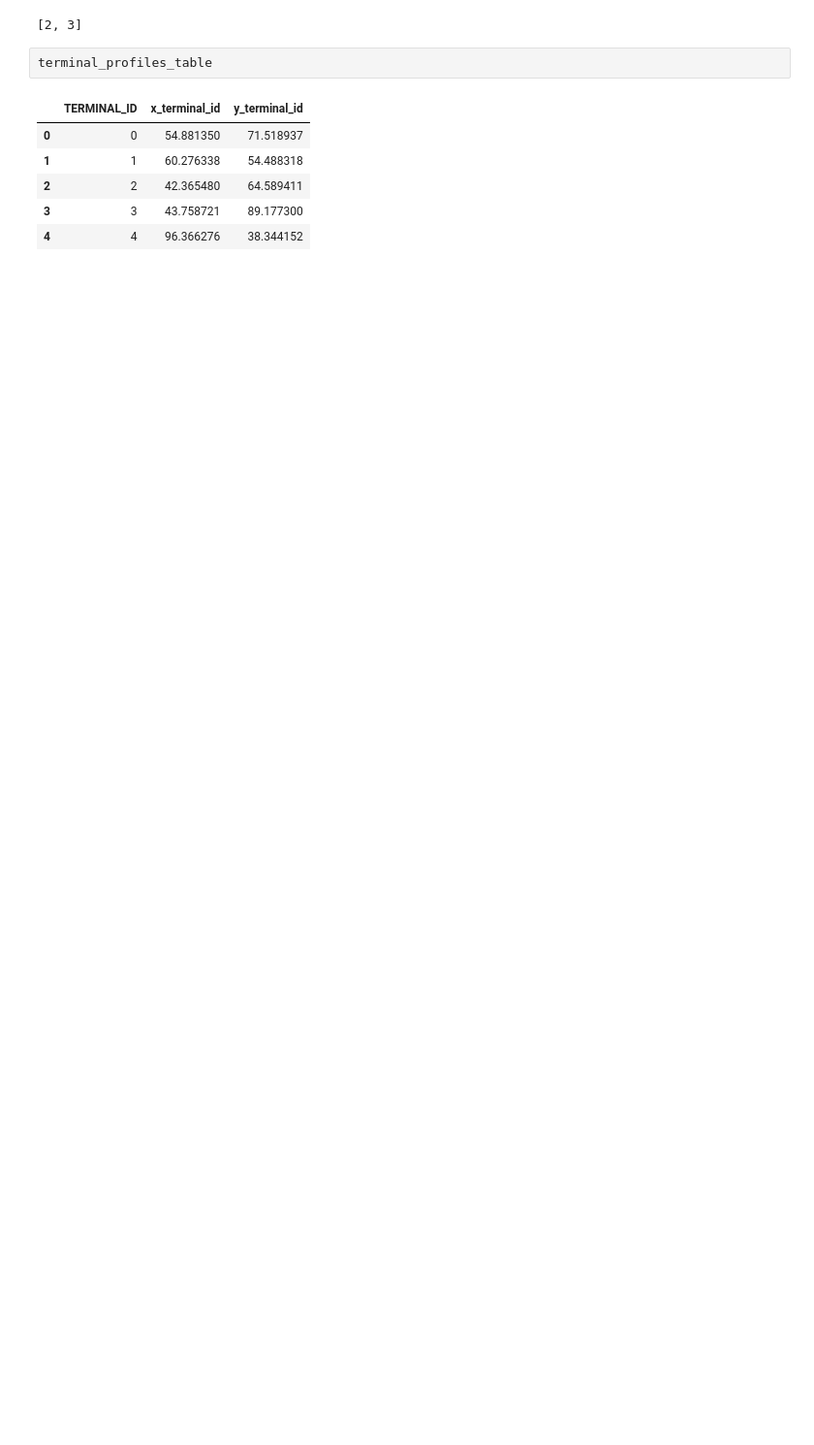
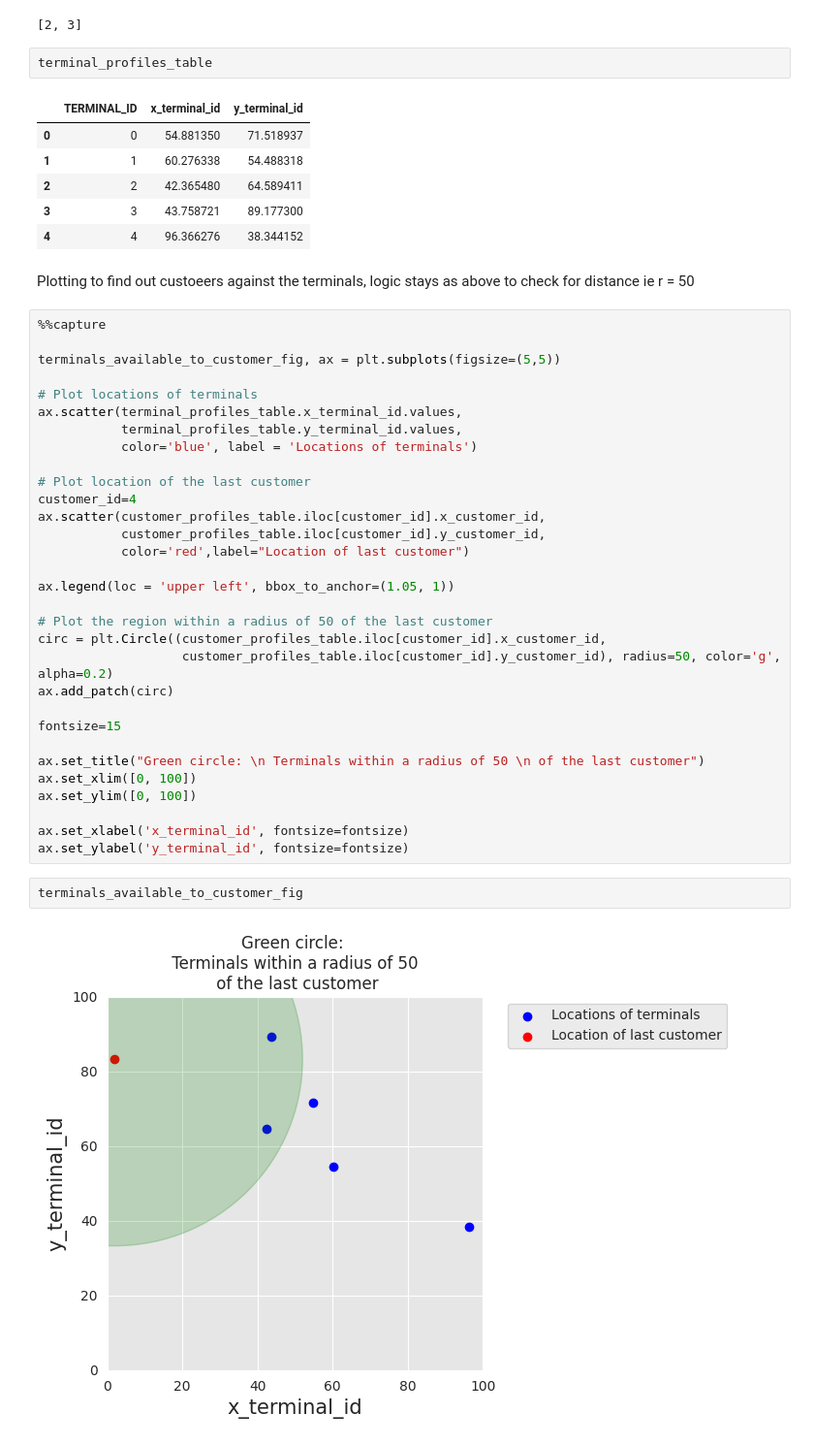
Before and after one commit to chandanravic/ML, a Jupyter notebook: credit_card_fraud_detection_google_collab.ipynb, the cells around one changed output. Shown: that part at 97% size. Saved outputs shown, nothing was run; the diff lists cells and outputs as text; blank space fills up the shorter version.

Commit message:
plotting terminals against the customers

```diff
--- a/credit_card_fraud_detection_google_collab.ipynb
+++ b/credit_card_fraud_detection_google_collab.ipynb
@@ -121,3 +119,40 @@ terminal_profiles_table
 | 2 | 2 | 42.365480 | 64.589411 |
 | 3 | 3 | 43.758721 | 89.177300 |
 | 4 | 4 | 96.366276 | 38.344152 |
+# %% [markdown]
+Plotting to find out custoeers against the terminals, logic stays as above to check for distance  ie r = 50
+# %%
+%%capture
+
+terminals_available_to_customer_fig, ax = plt.subplots(figsize=(5,5))
+
+# Plot locations of terminals
+ax.scatter(terminal_profiles_table.x_terminal_id.values,
+           terminal_profiles_table.y_terminal_id.values,
+           color='blue', label = 'Locations of terminals')
+
+# Plot location of the last customer
+customer_id=4
+ax.scatter(customer_profiles_table.iloc[customer_id].x_customer_id,
+           customer_profiles_table.iloc[customer_id].y_customer_id,
+           color='red',label="Location of last customer")
+
+ax.legend(loc = 'upper left', bbox_to_anchor=(1.05, 1))
+
+# Plot the region within a radius of 50 of the last customer
+circ = plt.Circle((customer_profiles_table.iloc[customer_id].x_customer_id,
+                   customer_profiles_table.iloc[customer_id].y_customer_id), radius=50, color='g', alpha=0.2)
+ax.add_patch(circ)
+
+fontsize=15
+
+ax.set_title("Green circle: \n Terminals within a radius of 50 \n of the last customer")
+ax.set_xlim([0, 100])
+ax.set_ylim([0, 100])
+
+ax.set_xlabel('x_terminal_id', fontsize=fontsize)
+ax.set_ylabel('y_terminal_id', fontsize=fontsize)
+# %%
+terminals_available_to_customer_fig
+# %% [output]
+[figure, added]
```
Also changed, not shown: parts of 1 cell of this notebook.
